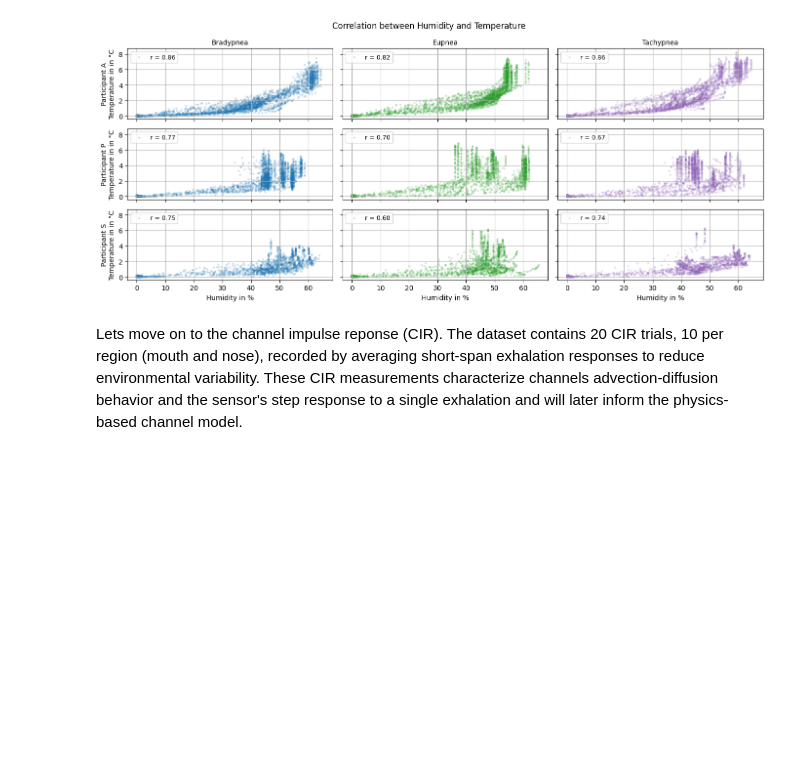
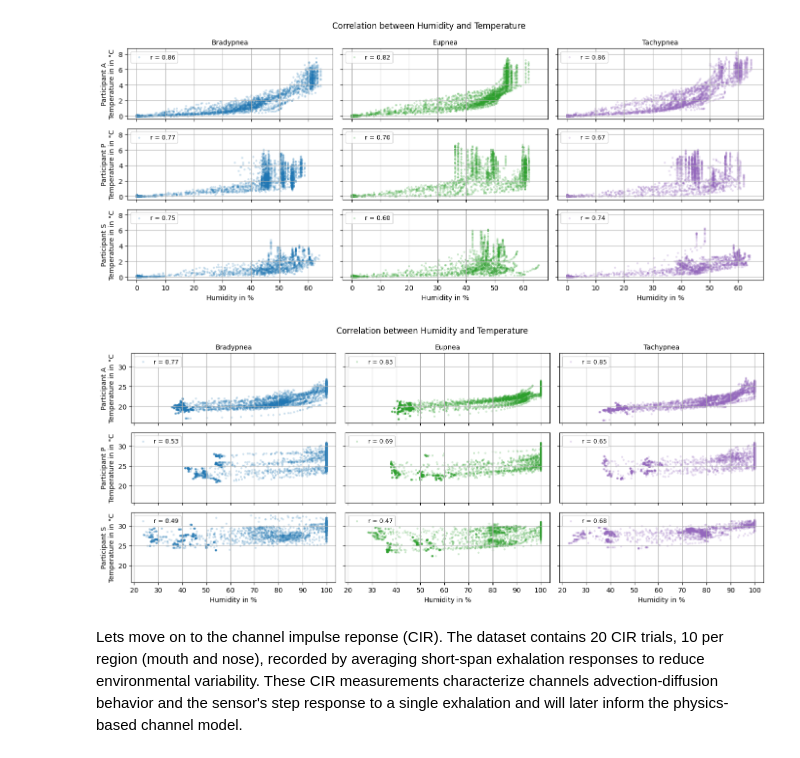
Before and after one commit to leon-rny/neural-network-breath-modeling, a Jupyter notebook: eda.ipynb, the cells around one changed output. Cells and saved outputs as stored; diff of their text form; code cells hidden in the pictures; blank space fills up the shorter version.

Commit message:
plotting

```diff
--- a/eda.ipynb
+++ b/eda.ipynb
@@ -206,3 +206,29 @@ plt.tight_layout()
 plt.show()
 # %% [output]
 [figure]
+# %%
+fig, axes = plt.subplots(3, 3, figsize=(14, 6), sharex=True, sharey=True)
+
+for p_idx, participant in enumerate(['a', 'p', 's']):
+    for col, cls in enumerate(CLASSES):
+        ax = axes[p_idx, col]
+
+        trials = breath_pattern[(breath_pattern['class'] == cls) & (breath_pattern['participant'] == participant)]
+        records = trials.to_dict('records')
+
+        all_h = np.concatenate([r['humidity'] for r in records])
+        all_temp = np.concatenate([r['temperature'] for r in records])
+        corr = np.corrcoef(all_h, all_temp)[0, 1]
+
+        ax.scatter(all_h, all_temp, alpha=0.15, s=5, rasterized=True, label=f'r = {corr:.2f}', color=class_colors[cls])
+        ax.legend(loc='upper left')
+        axes[0, col].set_title(f'{cls.capitalize()}')
+        axes[-1, col].set_xlabel('Humidity in %')
+        axes[p_idx, 0].set_ylabel(f'Participant {participant.upper()}\nTemperature in in °C')
+        ax.grid()
+
+plt.suptitle('Correlation between Humidity and Temperature')
+plt.tight_layout()
+plt.show()
+# %% [output]
+[figure, added]
```
Also changed, not shown: parts of 1 cell of this notebook, 2 other files.
